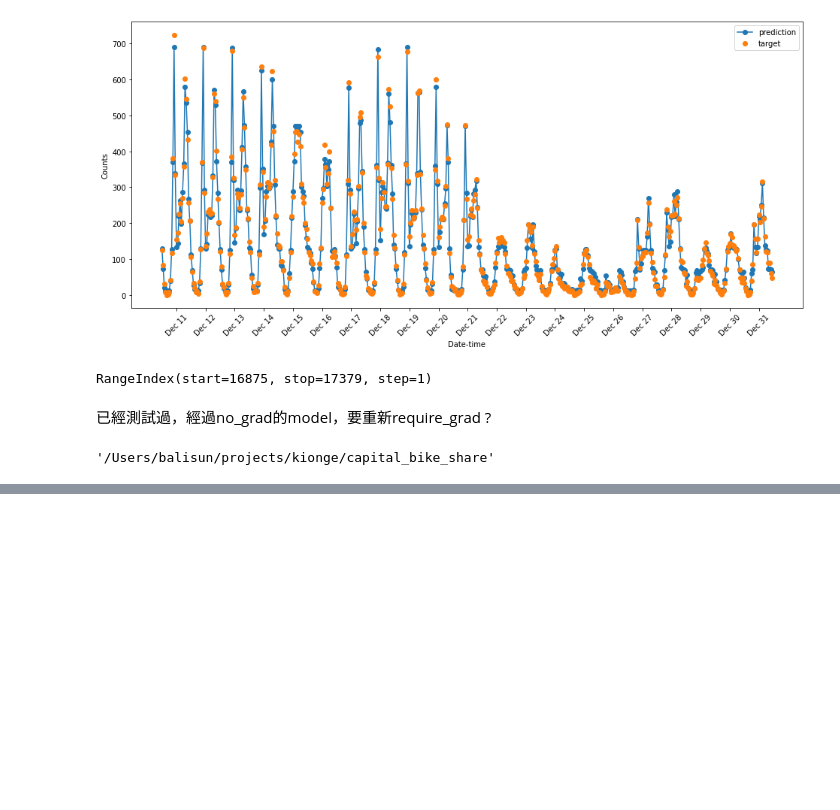
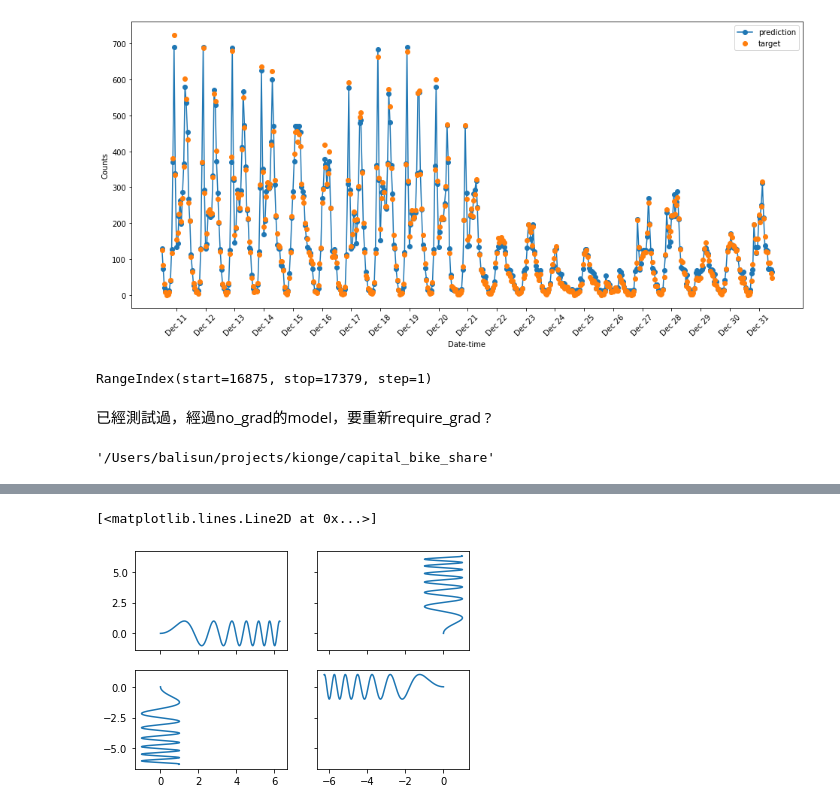
Before and after one commit to baliuzeger/kiong-e-PyTorch, a Jupyter notebook: capital_bike_share/chap3.ipynb, the cells around one changed output, grey strips where cells are left out. Saved outputs shown, nothing was run; the diff lists cells and outputs as text; code cells hidden in the pictures; blank space fills up the shorter version.

```diff
--- a/capital_bike_share/chap3.ipynb
+++ b/capital_bike_share/chap3.ipynb
@@ -994,0 +1109,9 @@ torch.save(md0.state_dict(), 'md0_wts.pth')
+# %%
+fig, axs = plt.subplots(2, 2, sharex='col',sharey='row')
+axs[0,0].plot(x,y)
+axs[1,0].plot(y,-x)
+axs[0,1].plot(y,x)
+axs[1,1].plot(-x,y)
+# %% [output]
+[<matplotlib.lines.Line2D at 0x...>]
+[figure, added]
```
Also changed, not shown: parts of 33 cells of this notebook, 1 other file.
